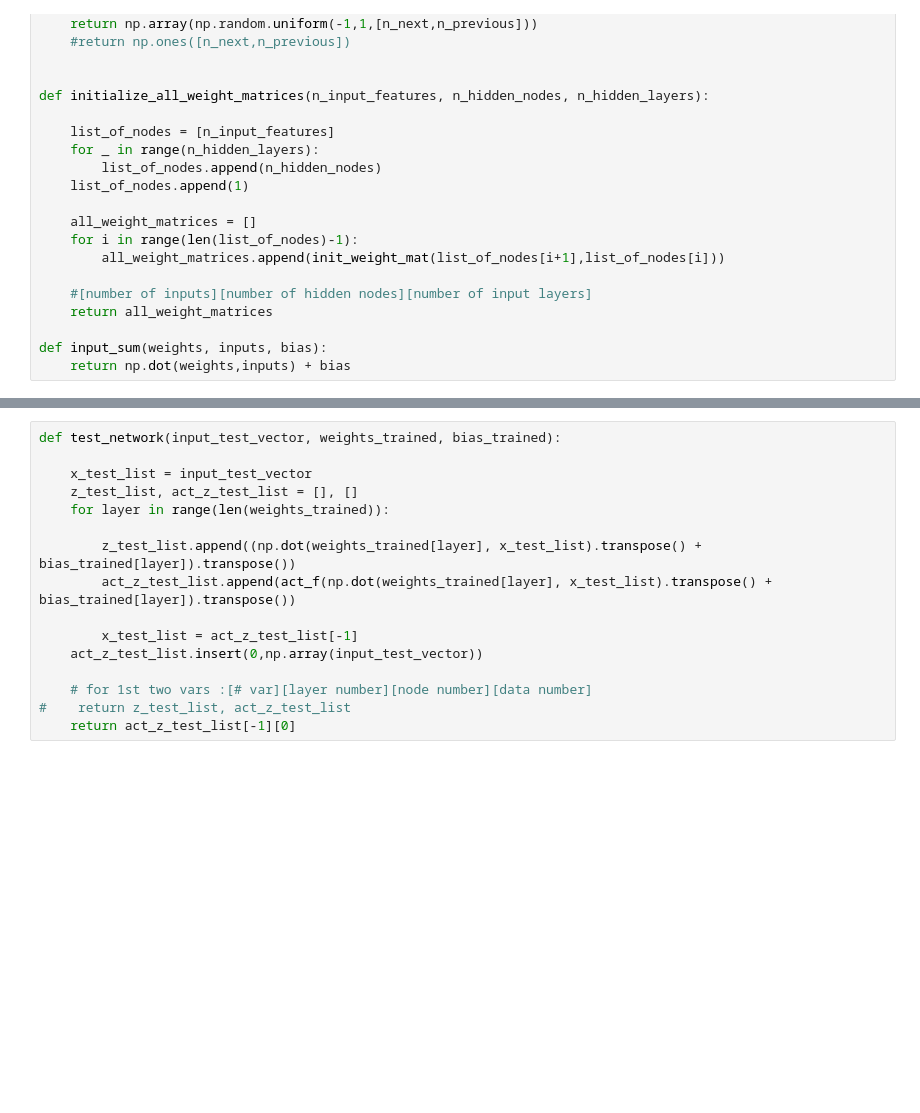
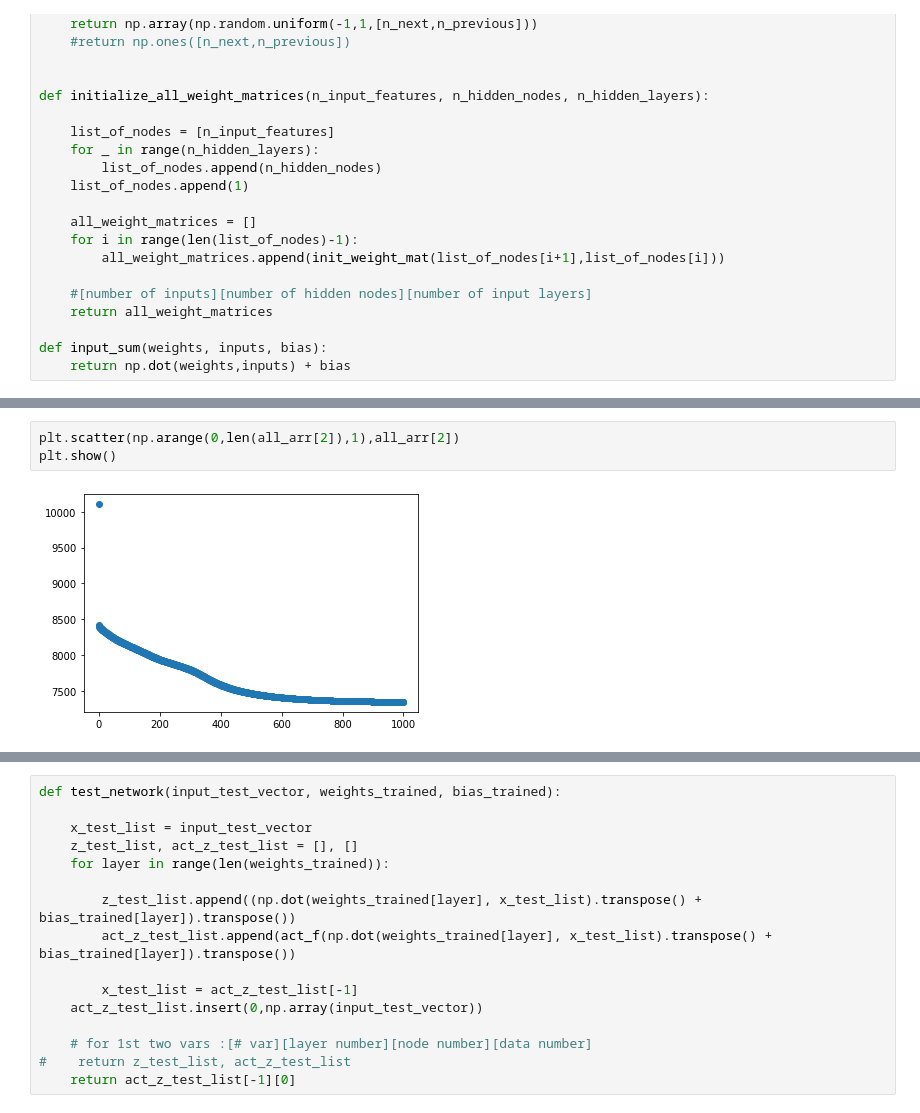
Before and after one commit to Ak-Bonn/ann_project, a Jupyter notebook: ANN_0.09.ipynb, the cells around one changed output, grey strips where cells are left out. Drawn from its saved outputs; the diff is of its cells as text; blank space fills up the shorter version.

```diff
--- a/ANN_0.09.ipynb
+++ b/ANN_0.09.ipynb
@@ -207,2 +213,7 @@ all_arr = train_network(input_vector,3,4,true_vector,500)
 # %% [output]
 1 2 3 4 5 6 7 8 9 10 11 12 13 14 15 16 17 18 19 20 21 22 23 24 25 26 27 28 29 30 31 32 33 34 35 36 37 38 39 40 41 42 43 44 45 46 47 48 49 50 51 52 53 54 55 56 57 58 59 60 61 62 63 64 65 66 67 68 69 70 ...
+# %%
+plt.scatter(np.arange(0,len(all_arr[2]),1),all_arr[2])
+plt.show()
+# %% [output]
+[figure, added]
```
Also changed, not shown: parts of 9 cells of this notebook.
